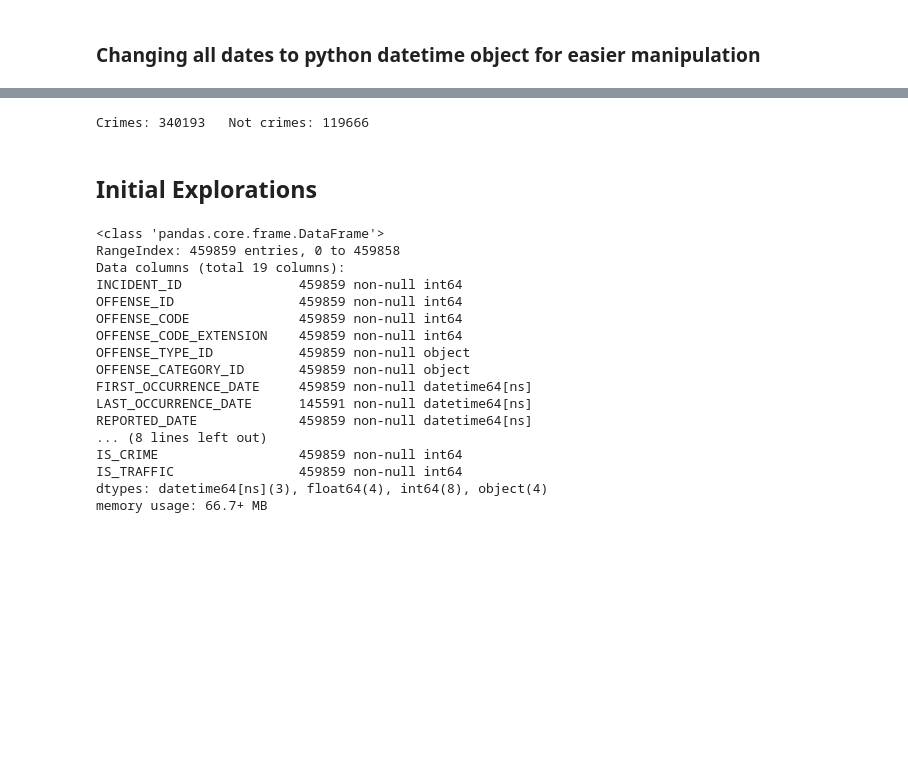
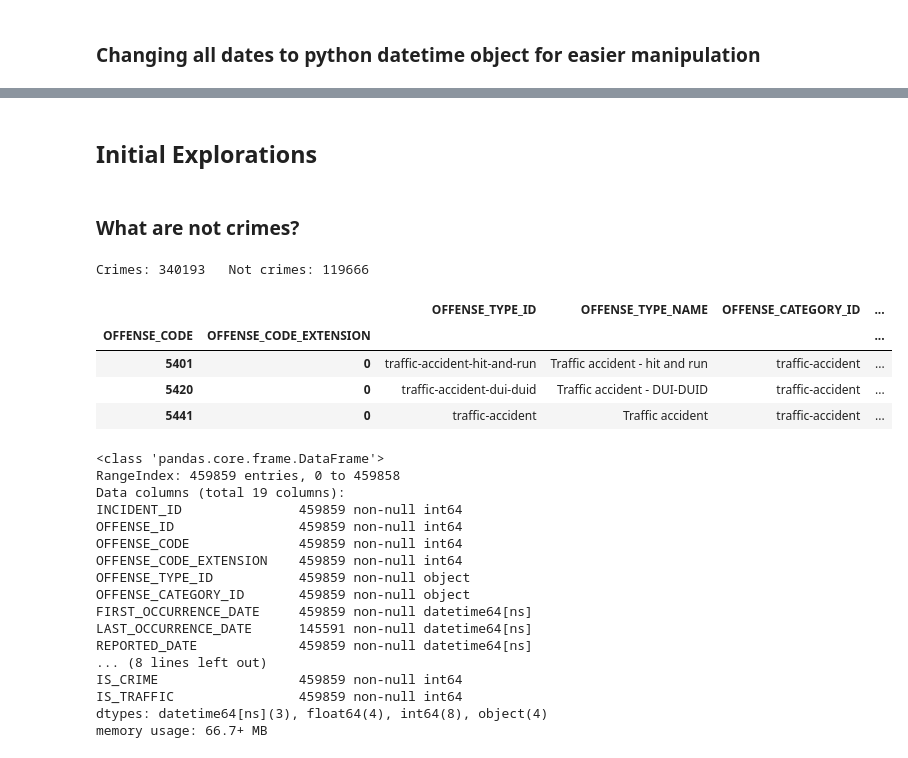
Before and after one commit to mosqueteiro/denver_crime_data, a Jupyter notebook: denver_crime_data_eda.ipynb, the cells around one changed output, grey strips where cells are left out. Drawn from its saved outputs; the diff is of its cells as text; code cells hidden in the pictures; blank space fills up the shorter version.

```diff
--- a/denver_crime_data_eda.ipynb
+++ b/denver_crime_data_eda.ipynb
@@ -68,14 +74,24 @@ df_.head()
 | 2 | 20166003953 | 20166003953230500 | 2305 | 0 | theft-items-from-vehicle | theft-from-motor-vehicle | ... |
 | 3 | 201872333 | 201872333239900 | 2399 | 0 | theft-other | larceny | ... |
 | 4 | 2017411405 | 2017411405230300 | 2303 | 0 | theft-shoplift | larceny | ... |
+# %% [markdown]
+## Initial Explorations
+# %% [markdown]
+### What are not crimes?
 # %%
 mask_not_crime = df_['IS_CRIME'] == 0
 df_crime = df_[~mask_not_crime]
 print('Crimes: {1}\t Not crimes: {0}'.format(df_[mask_not_crime].INCIDENT_ID.count(), df_crime.INCIDENT_ID.count()))
 # %% [output]
 Crimes: 340193   Not crimes: 119666
-# %% [markdown]
-## Initial Explorations
+# %%
+df_offense_codes.loc[(df_[mask_not_crime].OFFENSE_CODE.unique(), df_[mask_not_crime].OFFENSE_CODE_EXTENSION.unique()),:]
+# %% [output]
+|  |  | OFFENSE_TYPE_ID | OFFENSE_TYPE_NAME | OFFENSE_CATEGORY_ID | ... |
+| OFFENSE_CODE | OFFENSE_CODE_EXTENSION |  |  |  | ... |
+| 5401 | 0 | traffic-accident-hit-and-run | Traffic accident - hit and run | traffic-accident | ... |
+| 5420 | 0 | traffic-accident-dui-duid | Traffic accident - DUI-DUID | traffic-accident | ... |
+| 5441 | 0 | traffic-accident | Traffic accident | traffic-accident | ... |
 # %%
 df_.info()
 # %% [output]
```
Also changed, not shown: parts of 7 cells of this notebook, 2 other files.
